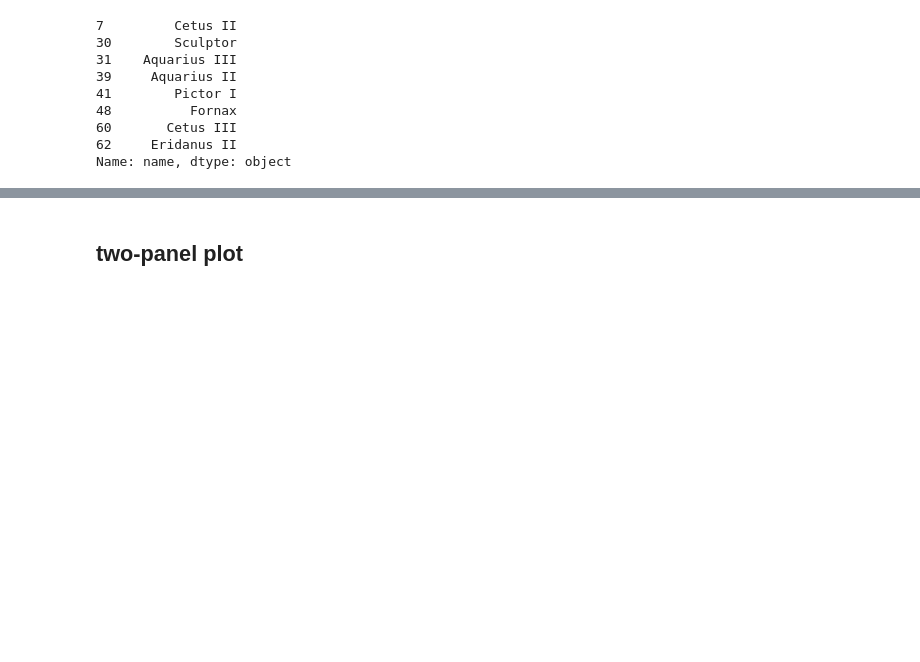
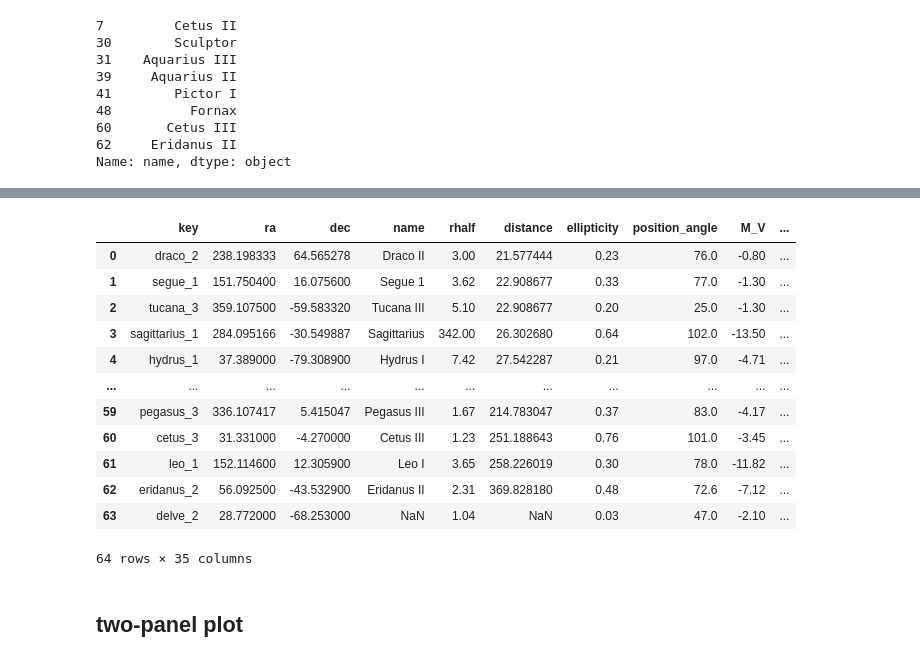
Before and after one commit to Dynamics-Penn/roman-nearfield, a Jupyter notebook: notebooks/ccs_footprints_sats.ipynb, the cells around one changed output, grey strips where cells are left out. Saved outputs shown, nothing was run; the diff lists cells and outputs as text; code cells hidden in the pictures; blank space fills up the shorter version.

```diff
--- a/notebooks/ccs_footprints_sats.ipynb
+++ b/notebooks/ccs_footprints_sats.ipynb
@@ -86,3 +75,19 @@ fig_sats_S = plot_polar_projection(combined_map, nbglm, nbglm_in_hlwas_south, 'S
+# %%
+nbglm
+# %% [output]
+|  | key | ra | dec | name | rhalf | distance | ellipticity | position_angle | M_V | ... |
+| 0 | draco_2 | 238.198333 | 64.565278 | Draco II | 3.00 | 21.577444 | 0.23 | 76.0 | -0.80 | ... |
+| 1 | segue_1 | 151.750400 | 16.075600 | Segue 1 | 3.62 | 22.908677 | 0.33 | 77.0 | -1.30 | ... |
+| 2 | tucana_3 | 359.107500 | -59.583320 | Tucana III | 5.10 | 22.908677 | 0.20 | 25.0 | -1.30 | ... |
+| 3 | sagittarius_1 | 284.095166 | -30.549887 | Sagittarius | 342.00 | 26.302680 | 0.64 | 102.0 | -13.50 | ... |
+| 4 | hydrus_1 | 37.389000 | -79.308900 | Hydrus I | 7.42 | 27.542287 | 0.21 | 97.0 | -4.71 | ... |
+| ... | ... | ... | ... | ... | ... | ... | ... | ... | ... | ... |
+| 59 | pegasus_3 | 336.107417 | 5.415047 | Pegasus III | 1.67 | 214.783047 | 0.37 | 83.0 | -4.17 | ... |
+| 60 | cetus_3 | 31.331000 | -4.270000 | Cetus III | 1.23 | 251.188643 | 0.76 | 101.0 | -3.45 | ... |
+| 61 | leo_1 | 152.114600 | 12.305900 | Leo I | 3.65 | 258.226019 | 0.30 | 78.0 | -11.82 | ... |
+| 62 | eridanus_2 | 56.092500 | -43.532900 | Eridanus II | 2.31 | 369.828180 | 0.48 | 72.6 | -7.12 | ... |
+| 63 | delve_2 | 28.772000 | -68.253000 | NaN | 1.04 | NaN | 0.03 | 47.0 | -2.10 | ... |
+64 rows × 35 columns
 # %% [markdown]
 ## two-panel plot
 # %%
```
Also changed, not shown: parts of 6 cells of this notebook, 2 other files.
